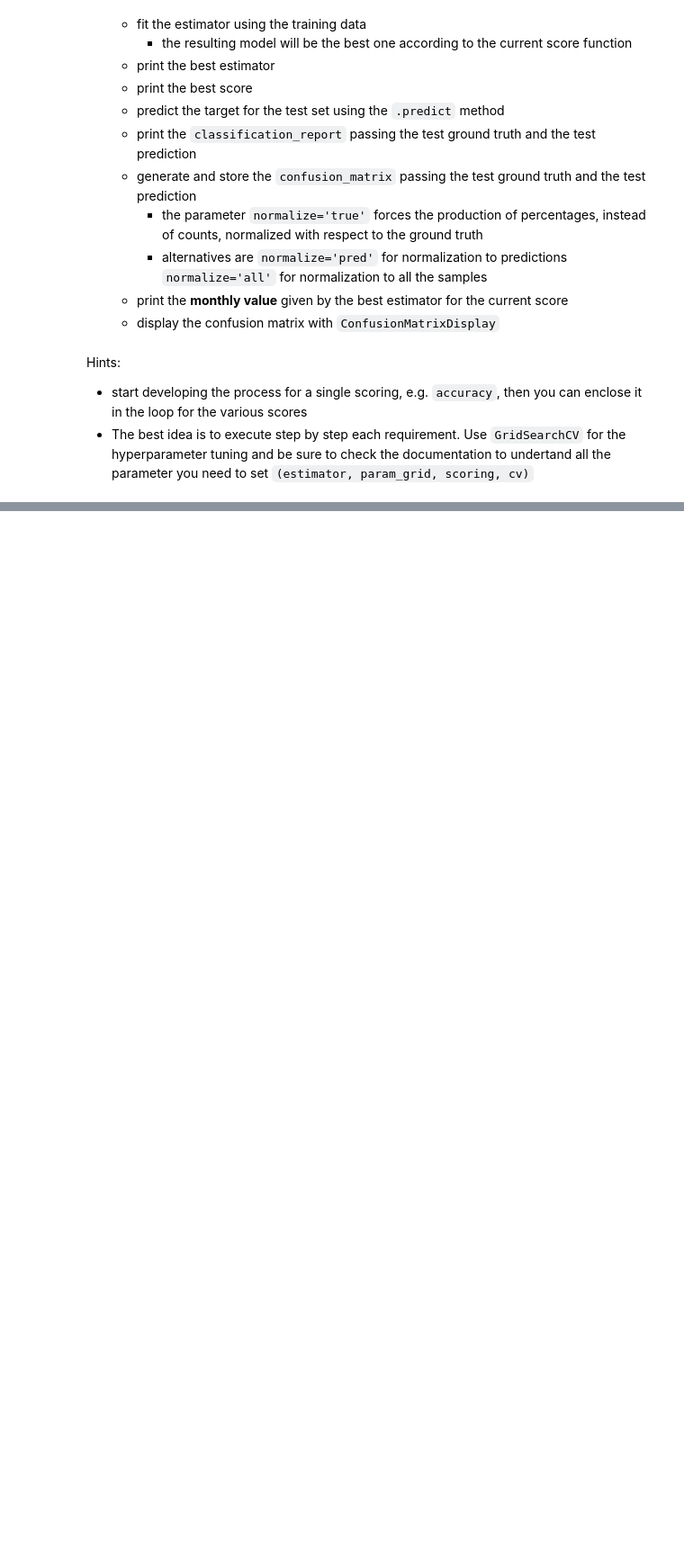
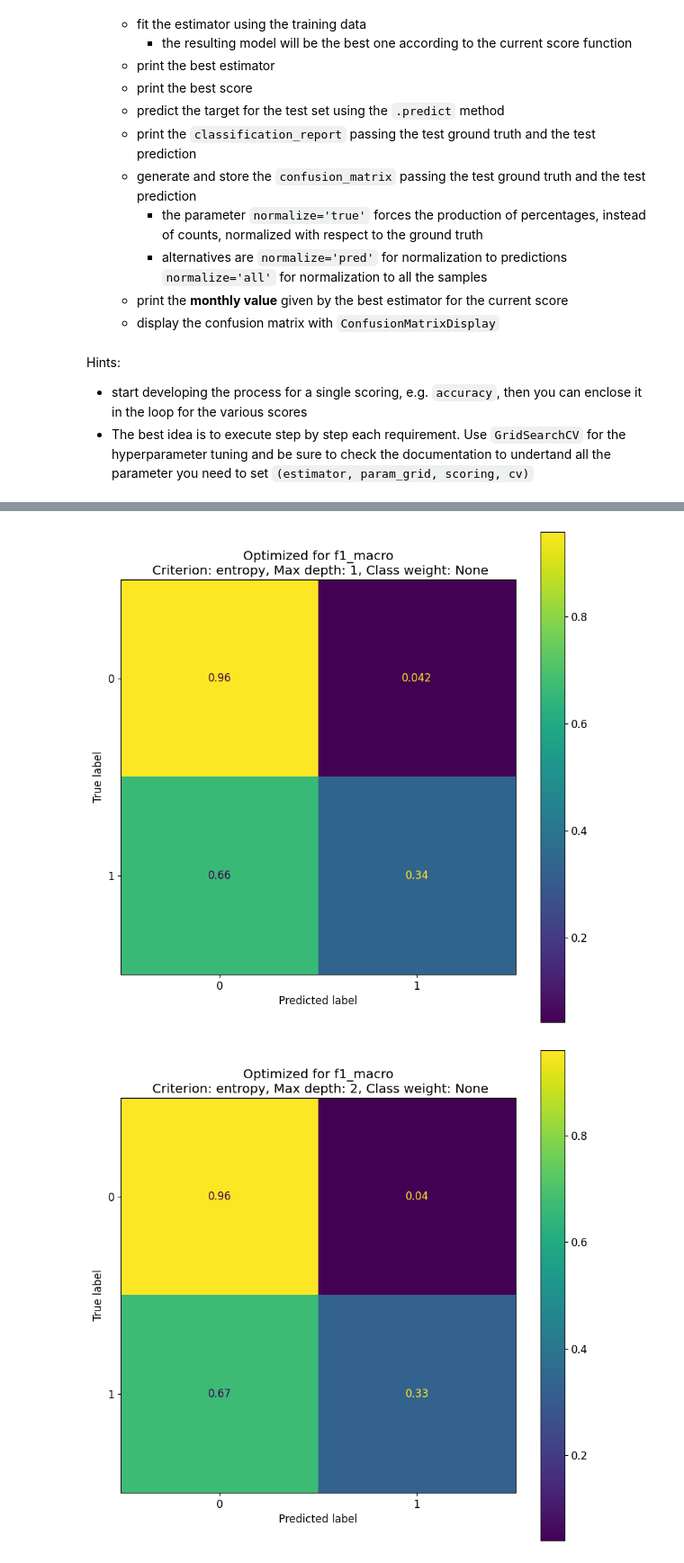
Before and after one commit to jcbraz/bbs-ml, a Jupyter notebook: lab3b/lab3b-class-dt-grid-search-cv_nocode.ipynb, the cells around one changed output, grey strips where cells are left out. Shown at 90% size. Drawn from its saved outputs; the diff is of its cells as text; code cells hidden in the pictures; blank space fills up the shorter version.

```diff
--- a/lab3b/lab3b-class-dt-grid-search-cv_nocode.ipynb
+++ b/lab3b/lab3b-class-dt-grid-search-cv_nocode.ipynb
@@ -264,24 +262,34 @@ array([[  0,  -2],
 # %%
 # hint
 skf = StratifiedKFold(n_splits=n_splits, random_state=random_state, shuffle=True)
+
+confusion_matrixes: List[dict] = []
 # %% [markdown]
 Hints:
 - start developing the process for a single scoring, e.g. `accuracy`, then you can enclose it in the loop for the various scores
 - The best idea is to execute step by step each requirement. Use `GridSearchCV` for the hyperparameter tuning and be sure to check the documentation to undertand all the parameter you need to set `(estimator, param_grid, scoring, cv)`
 # %%
-prediciton_results = []
 for score in scores:
     grid_search_model = GridSearchCV(
         estimator=tree_model, cv=skf, param_grid=tuned_param_dt, scoring=score
     )
+    fitted_model = grid_search_model.fit(X_train, y_train)
 
-    grid_search_model.fit(X_train, y_train)
+    print(grid_search_model.best_params_)
     single_prediction_result = grid_search_model.predict(X_test)
-    prediciton_results.append(single_prediction_result)
 
     print(f"Best score {grid_search_model.best_score_*100:.3f}% for {score}")
-    print(classification_report(y_test, single_prediction_result))
-    conf_matrix = confusion_matrix(y_test, single_prediction_result, normalize="all")
-    # print the monthly value given the estimator and the current score
-    # print(f"Monthly value: {grid_search_model.best_estimator_.score(customer_x_month, single_prediction_result)} for {score}")
+    report = classification_report(y_test, single_prediction_result)
+    print(report)
+    conf_matrix = confusion_matrix(y_test, single_prediction_result, normalize="true")
+    confusion_matrixes.append({
+        'matrix': conf_matrix,
+        'score': score,
+        'criterion': grid_search_model.best_params_['criterion'],
+        'max_depth': grid_search_model.best_params_['max_depth'],
+        'class_weight': grid_search_model.best_params_['class_weight']
+    })
+
+    # Monthly cost
+    # print(cross_val_score(fitted_model, X_test))
 # %% [output]
@@ -304,0 +313,11 @@ weighted avg       0.79      0.78      0.78      9900
+# %%
+for matrix_details in confusion_matrixes:
+    ConfusionMatrixDisplay(confusion_matrix=matrix_details['matrix'], display_labels=["0", "1"]).plot()
+    plt.title(
+        f"Optimized for {matrix_details['score']}\n Criterion: {matrix_details['criterion']}, Max depth: {matrix_details['max_depth']}, Class weight: {matrix_details['class_weight']}"
+    )
+
+    plt.show()
+# %% [output]
+[figure, added]
+[figure, added]
```
Also changed, not shown: parts of 4 cells of this notebook.
